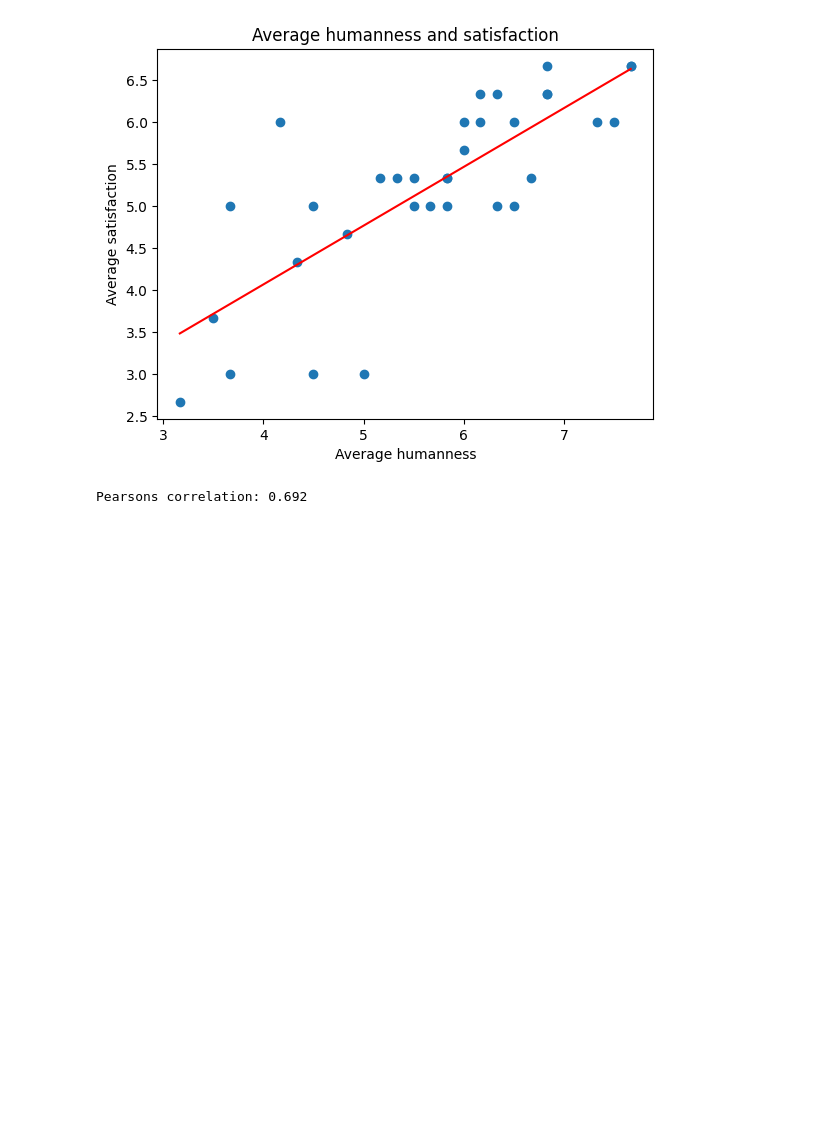
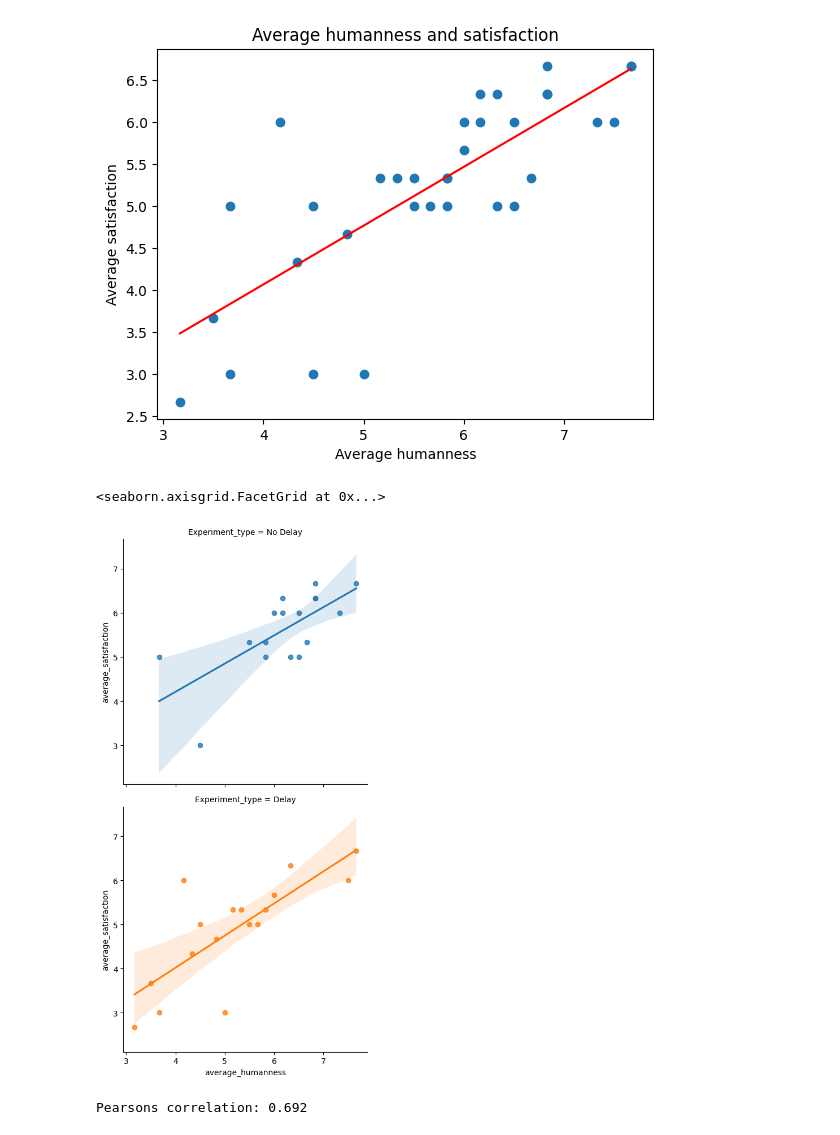
Before and after one commit to gusluchetti/uu-methods-ai-research, a Jupyter notebook: experiment/MAIRviz.ipynb, the cells around one changed output. Saved outputs shown, nothing was run; the diff lists cells and outputs as text; code cells hidden in the pictures; blank space fills up the shorter version.

Commit message:
feat: experiment notebok and py file

```diff
--- a/experiment/MAIRviz.ipynb
+++ b/experiment/MAIRviz.ipynb
@@ -2,9 +2,10 @@
 import pandas as pd
 import numpy as np
 import matplotlib.pyplot as plt
+import seaborn as sns
 from scipy.stats import pearsonr
 from scipy.stats import ttest_rel
-data = pd.read_excel(r"C:\Users\niels\Downloads\cleanedMAIR.xlsx")
+data = pd.read_csv(r"cleaned_up.csv")
 # %%
 data.head()
 # %% [output]
@@ -60,6 +61,11 @@ plt.show()
 # %% [output]
 Pearsons correlation: 0.776
 [figure]
+# %%
+sns.lmplot(data=data, x="average_humanness", y="average_satisfaction", row="Experiment_type", hue="Experiment_type")
+# %% [output]
+<seaborn.axisgrid.FacetGrid at 0x...>
+[figure, added]
 # %%
 average_humanness_nodelay2 = data['average_humanness'].where(data['Experiment_type'] == 'No Delay').dropna()
 average_humanness_delay2 = data['average_humanness'].where(data['Experiment_type'] == 'Delay').dropna()
```
Also changed, not shown: parts of 3 cells of this notebook, 1 other file.
